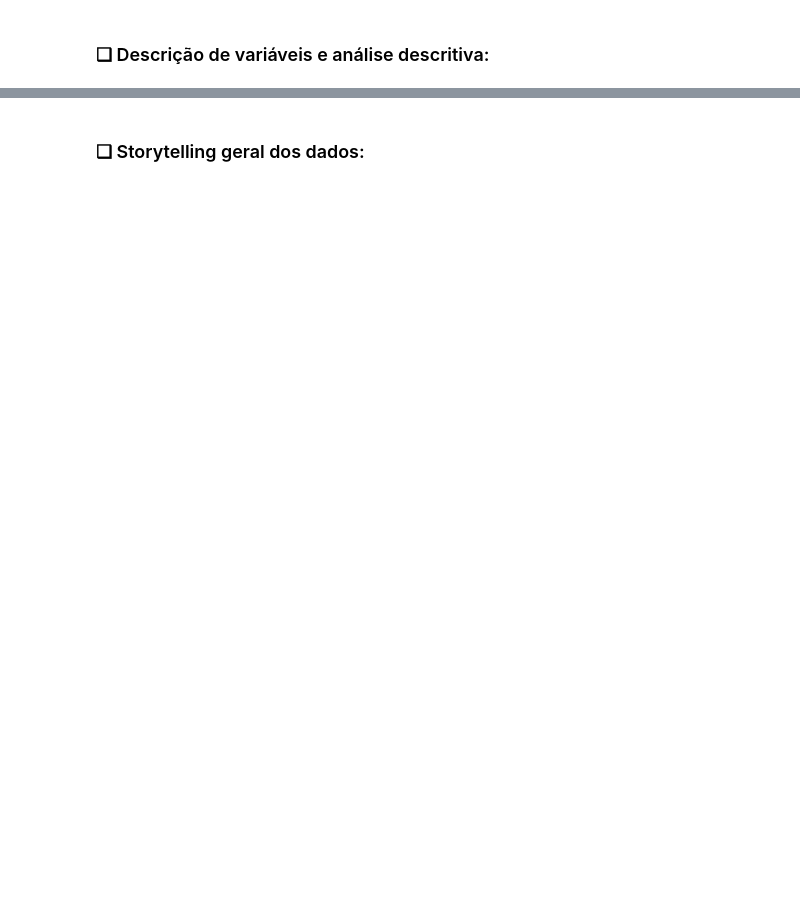
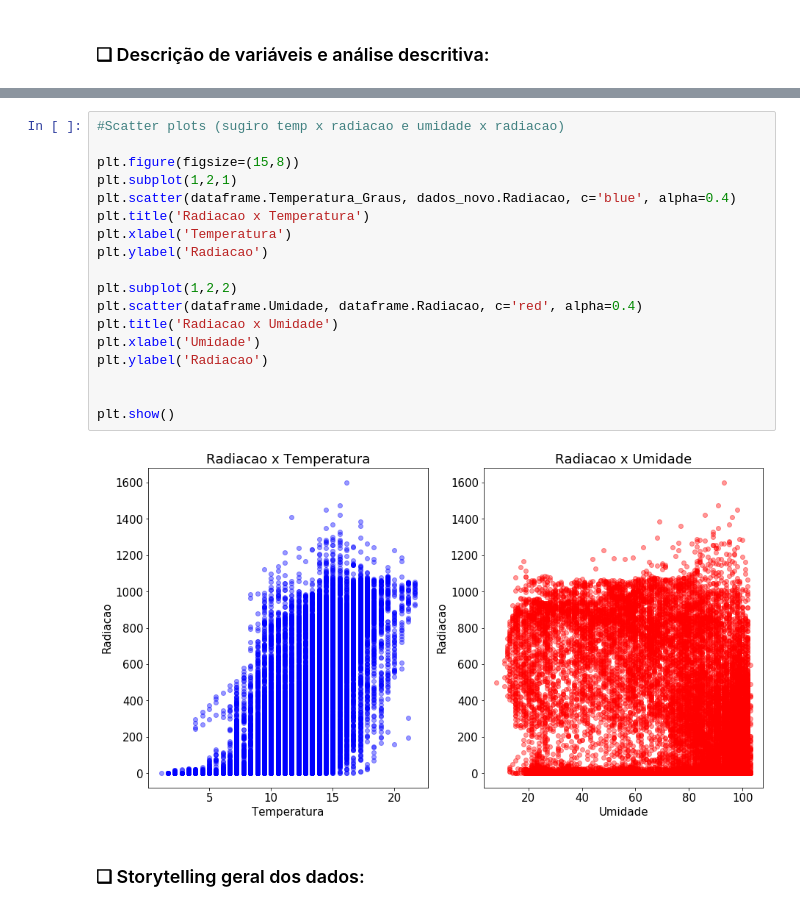
Before and after one commit to GustavoG-bot/projeto2data, a Jupyter notebook: projeto2.ipynb, the cells around one changed output, grey strips where cells are left out. Saved outputs shown, nothing was run; the diff lists cells and outputs as text; blank space fills up the shorter version.

```diff
--- a/projeto2.ipynb
+++ b/projeto2.ipynb
@@ -173,3 +251,23 @@ SyntaxError: invalid syntax (<ipython-input-11-76ccb388af4e>, line 2)
+# %%
+#Scatter plots (sugiro temp x radiacao e umidade x radiacao)
+
+plt.figure(figsize=(15,8))
+plt.subplot(1,2,1)
+plt.scatter(dataframe.Temperatura_Graus, dados_novo.Radiacao, c='blue', alpha=0.4)
+plt.title('Radiacao x Temperatura')
+plt.xlabel('Temperatura')
+plt.ylabel('Radiacao')
+
+plt.subplot(1,2,2)
+plt.scatter(dataframe.Umidade, dataframe.Radiacao, c='red', alpha=0.4)
+plt.title('Radiacao x Umidade')
+plt.xlabel('Umidade')
+plt.ylabel('Radiacao')
+
+
+plt.show()
+# %% [output]
+[figure, added]
 # %% [markdown]
 ### ❑ Storytelling geral dos dados:
 # %%
```
Also changed, not shown: parts of 14 cells of this notebook.
